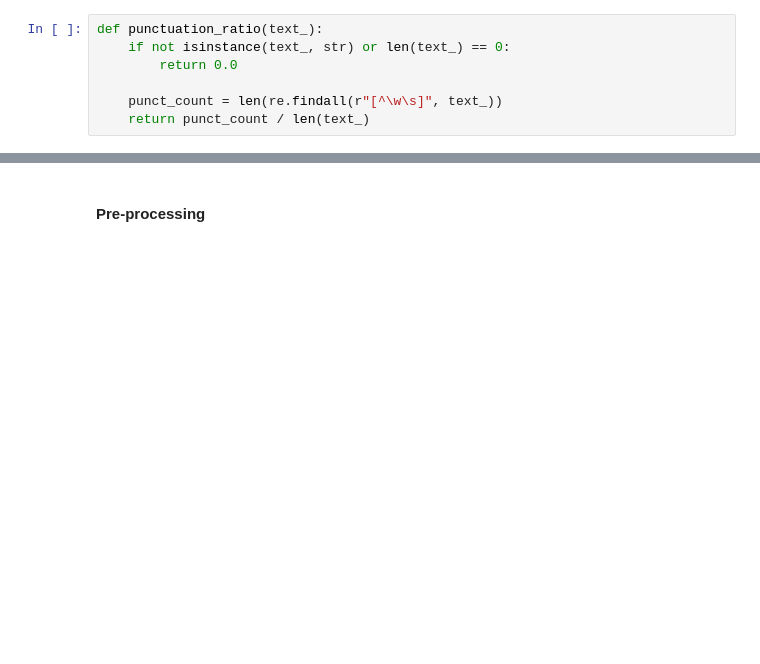
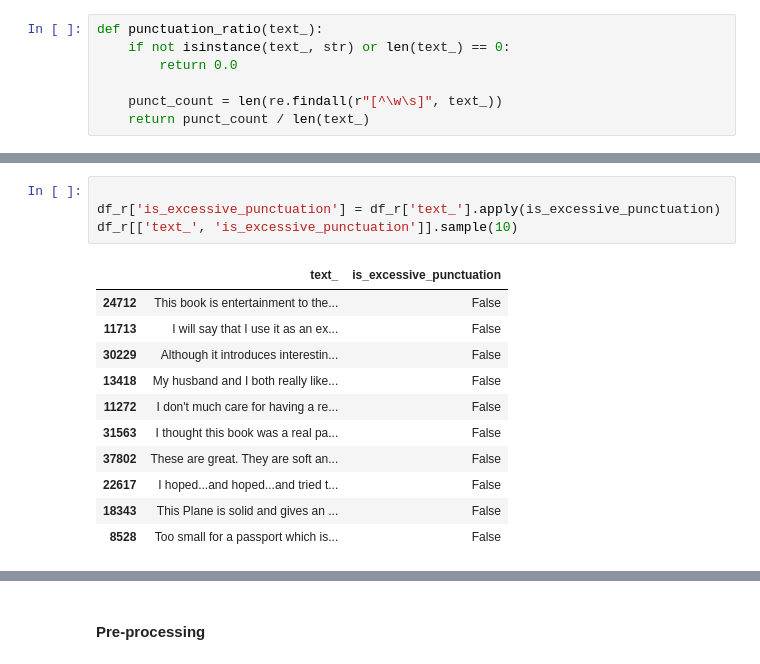
Before and after one commit to pratibhaa65/fake_review_detection, a Jupyter notebook: initial.ipynb, the cells around one changed output, grey strips where cells are left out. Saved outputs shown, nothing was run; the diff lists cells and outputs as text; blank space fills up the shorter version.

```diff
--- a/initial.ipynb
+++ b/initial.ipynb
@@ -158 +149,17 @@ df_r['excessive_punctuation_ratio'] = df_r['text_'].apply(
+# %%
+
+df_r['is_excessive_punctuation'] = df_r['text_'].apply(is_excessive_punctuation)
+df_r[['text_', 'is_excessive_punctuation']].sample(10)
+# %% [output]
+|  | text_ | is_excessive_punctuation |
+| 24712 | This book is entertainment to the... | False |
+| 11713 | I will say that I use it as an ex... | False |
+| 30229 | Although it introduces interestin... | False |
+| 13418 | My husband and I both really like... | False |
+| 11272 | I don't much care for having a re... | False |
+| 31563 | I thought this book was a real pa... | False |
+| 37802 | These are great. They are soft an... | False |
+| 22617 | I hoped...and hoped...and tried t... | False |
+| 18343 | This Plane is solid and gives an ... | False |
+| 8528 | Too small for a passport which is... | False |
 # %%
```
Also changed, not shown: parts of 12 cells of this notebook.
